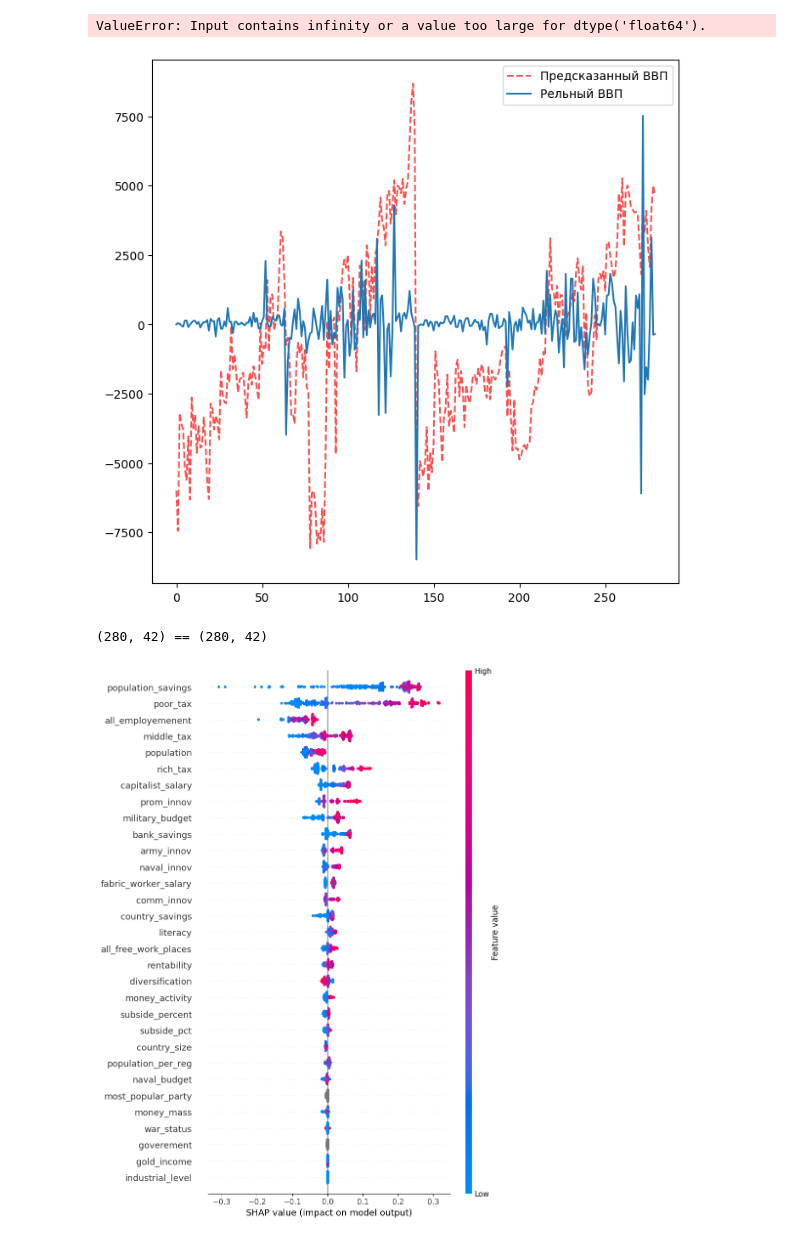
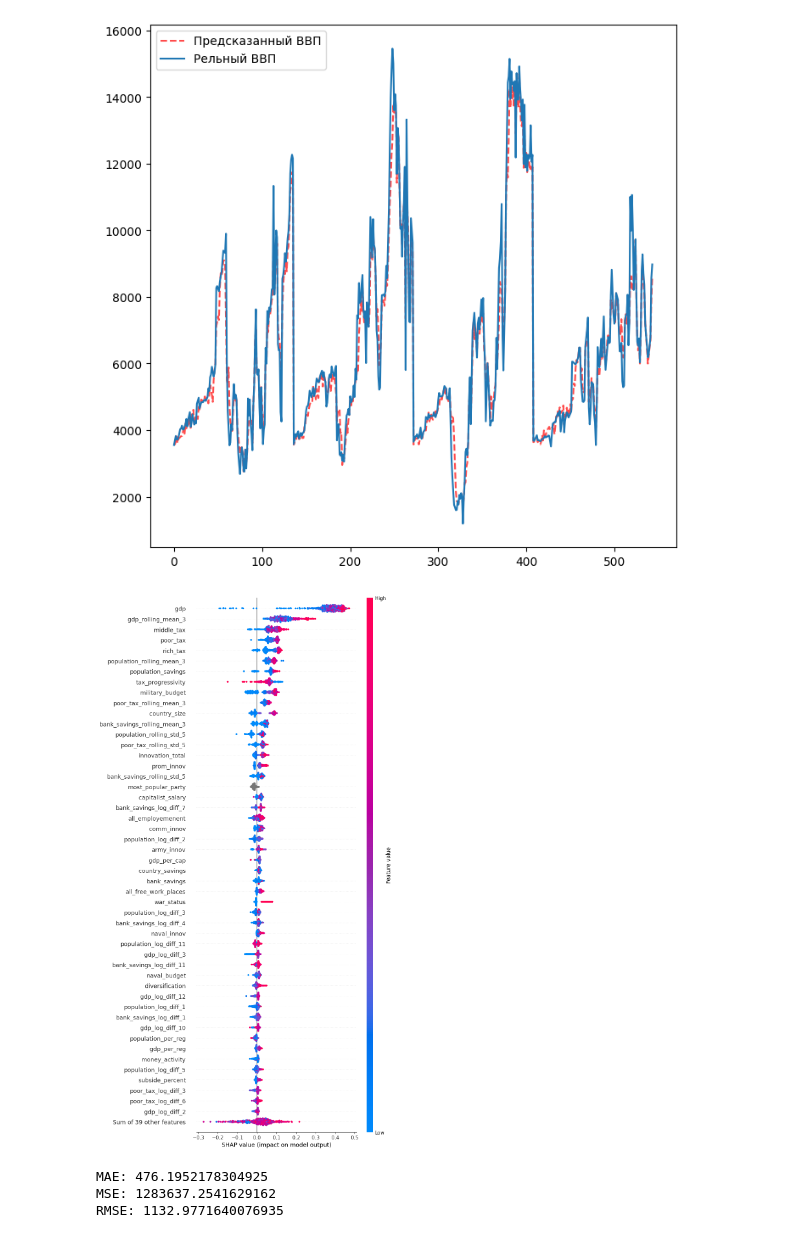
Before and after one commit to max12G/vic2-save, a Jupyter notebook: model/training.ipynb, the cells around one changed output. Cells and saved outputs as stored; diff of their text form; code cells hidden in the pictures.

Commit message:
cluster

```diff
--- a/model/training.ipynb
+++ b/model/training.ipynb
@@ -88,7 +169,3 @@ pipe = Pipeline([
         cat_features=cat_cols
     ))
 ])
-# %%
-train, val = train_test_split(data, test_size = 0.1, random_state=42, shuffle=True)
-y = loader.prepare_target(train)
-y_val = loader.prepare_target(val)
@@ -110,3 +172,3 @@ Name: gdp, Length: 1384, dtype: float64
 # %%
-pipe.fit(train, y)
+pipe.fit(data, y)
 # %% [output]
@@ -144,10 +203,6 @@ Pipeline(steps=[('Data_prepare',
 # %%
-test_loader = DataLoader(["FRA"], (1, 3))
-test = test_loader.get_dataset("data/")
-y_test = loader.prepare_target(test)
+test_loader = DataLoader(["FRA"], (1, 5), shift_size=shift)
+test, y_test = test_loader.get_datasets("data/")
+y_test = loader.prepare_target(y_test)
 # %%
 prediction = pipe.predict(test)
-# %%
-print(root_mean_squared_error(np.expm1(y_test), np.expm1(prediction)))
-# %% [output]
-ValueError: Input contains infinity or a value too large for dtype('float64').
@@ -155,23 +312,29 @@ ValueError: Input contains infinity or a value too large for dtype('float64').
 import matplotlib.pyplot as plt
 
 plt.figure(figsize=(8, 8))
-plt.plot(prediction, "r--", label = "Предсказанный ВВП", alpha = 0.7)
-plt.plot(y_test.to_numpy(), label = "Рельный ВВП")
+plt.plot(np.expm1(prediction), "r--", label = "Предсказанный ВВП", alpha = 0.7)
+plt.plot(np.expm1(y_test), label = "Рельный ВВП")
 plt.legend()
 plt.show()
 # %% [output]
-[figure, old version]
+[figure, new version]
 # %%
 import shap
 # %%
-test_ = DataProcessor(num_cols).fit_transform(test)
-X_test = DataSelector(all_cols).fit_transform(test_)
+X_test_prepared = pipe.named_steps["Data_prepare"].transform(test)
+X_test_clustered = pipe.named_steps["Clusterisation"].transform(X_test_prepared)
+X_test = pipe.named_steps["Data_select"].transform(X_test_clustered)
-# %% [output]
-(280, 42) == (280, 42)
 # %%
 model = pipe.named_steps["Model"]
 explainer = shap.TreeExplainer(model)
 shap_values = explainer(X_test)
-shap.plots.beeswarm(shap_values, 100)
+shap.plots.beeswarm(shap_values, 50)
 # %% [output]
-[figure, old version]
+[figure, new version]
+# %%
+stats = Stats(pipe, data)
+stats.model_score()
+# %% [output]
+MAE: 476.1952178304925
+MSE: 1283637.2541629162
+RMSE: 1132.9771640076935
```
Also changed, not shown: parts of 17 cells of this notebook, 3 other files.
